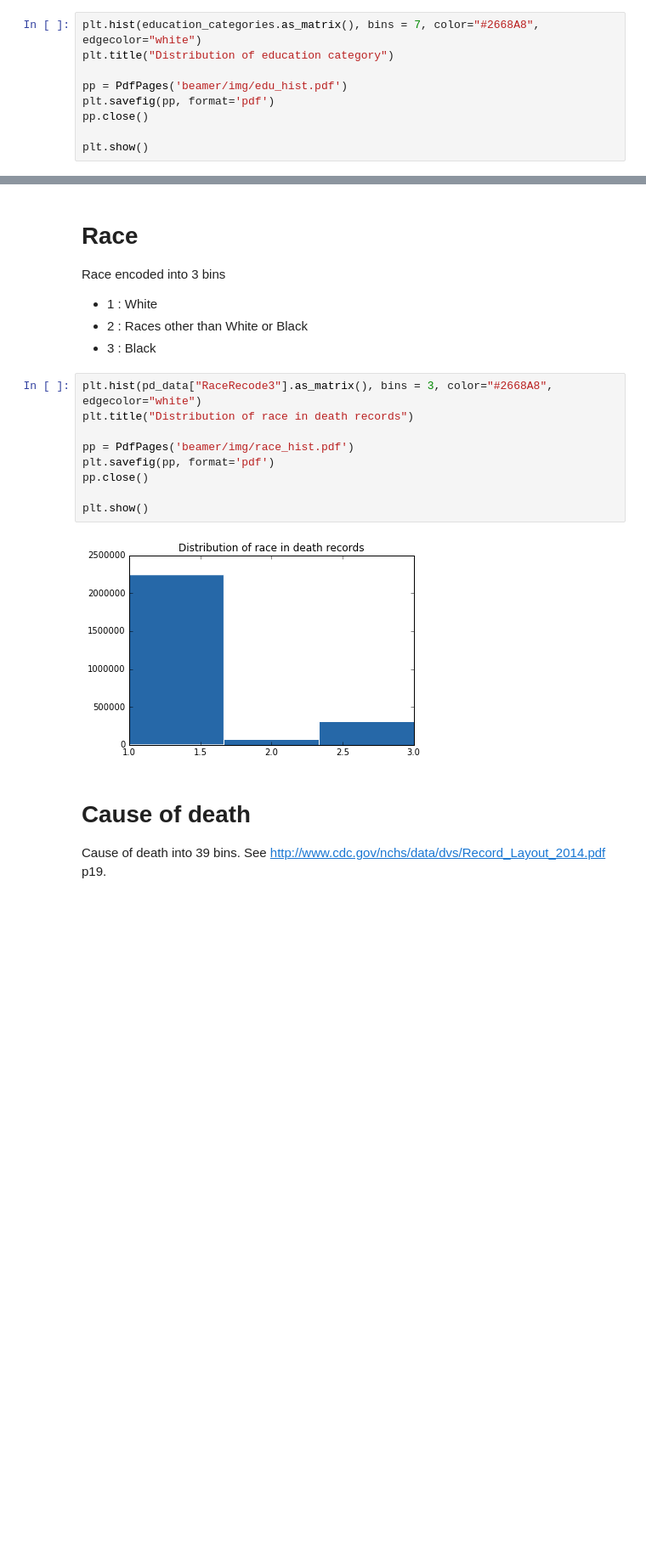
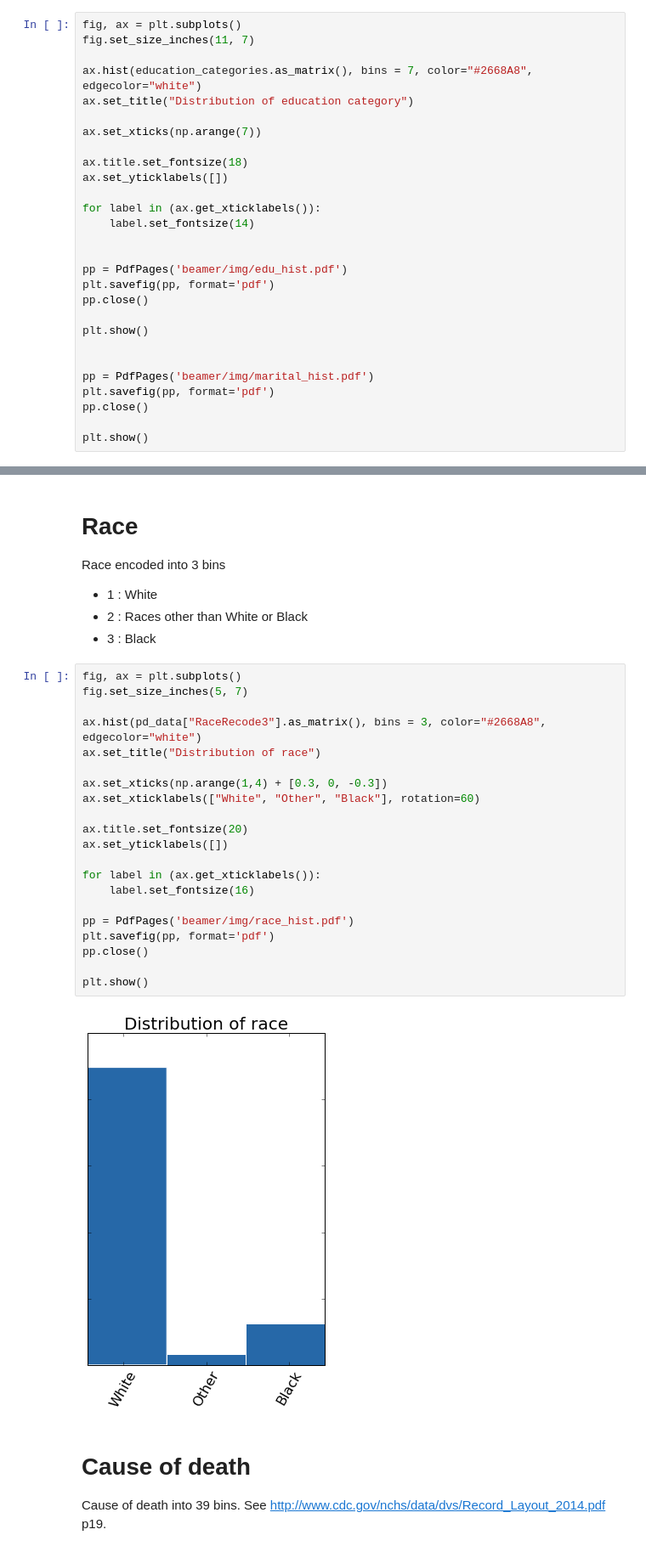
Before and after one commit to eugeniashurko/how-you-gonna-die, a Jupyter notebook: Data_preprocessing.ipynb, the cells around one changed output, grey strips where cells are left out. Shown at 85% size. Saved outputs shown, nothing was run; the diff lists cells and outputs as text; blank space fills up the shorter version.

```diff
--- a/Data_preprocessing.ipynb
+++ b/Data_preprocessing.ipynb
@@ -159,12 +159,31 @@ def education_category(record_type, category89, category03):
 from pickle import load
 education_categories = load(open("education_categories.pickle", "rb"))
 # %%
-plt.hist(education_categories.as_matrix(), bins = 7, color="#2668A8", edgecolor="white")
-plt.title("Distribution of education category")
+fig, ax = plt.subplots()
+fig.set_size_inches(11, 7)
+
+ax.hist(education_categories.as_matrix(), bins = 7, color="#2668A8", edgecolor="white")
+ax.set_title("Distribution of education category")
+
+ax.set_xticks(np.arange(7))
+
+ax.title.set_fontsize(18)
+ax.set_yticklabels([])
+
+for label in (ax.get_xticklabels()):
+    label.set_fontsize(14)
+
 
 pp = PdfPages('beamer/img/edu_hist.pdf')
 plt.savefig(pp, format='pdf')
 pp.close()
 
 plt.show()
+
+
+pp = PdfPages('beamer/img/marital_hist.pdf')
+plt.savefig(pp, format='pdf')
+pp.close()
+
+plt.show()
 # %% [output]
@@ -251,16 +279,28 @@ Race encoded into 3 bins
 * 2 : Races other than White or Black
 * 3 : Black
 # %%
-plt.hist(pd_data["RaceRecode3"].as_matrix(), bins = 3, color="#2668A8", edgecolor="white")
-plt.title("Distribution of race in death records")
+fig, ax = plt.subplots()
+fig.set_size_inches(5, 7)
+
+ax.hist(pd_data["RaceRecode3"].as_matrix(), bins = 3, color="#2668A8", edgecolor="white")
+ax.set_title("Distribution of race")
+
+ax.set_xticks(np.arange(1,4) + [0.3, 0, -0.3])
+ax.set_xticklabels(["White", "Other", "Black"], rotation=60)
+
+ax.title.set_fontsize(20)
+ax.set_yticklabels([])
+
+for label in (ax.get_xticklabels()):
+    label.set_fontsize(16)
 
 pp = PdfPages('beamer/img/race_hist.pdf')
 plt.savefig(pp, format='pdf')
 pp.close()
 
 plt.show()
 # %% [output]
-[figure, old version]
+[figure, new version]
 # %% [markdown]
 # Cause of death
 Cause of death into 39 bins.
```
Also changed, not shown: parts of 7 cells of this notebook, 9 other files.
